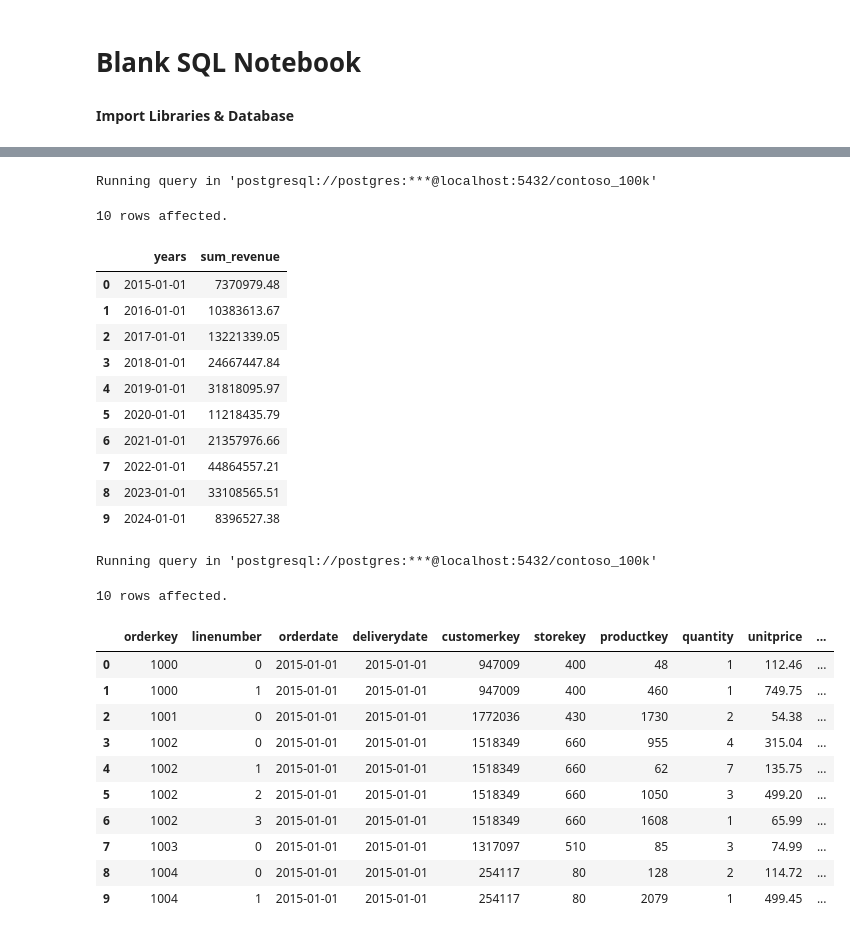
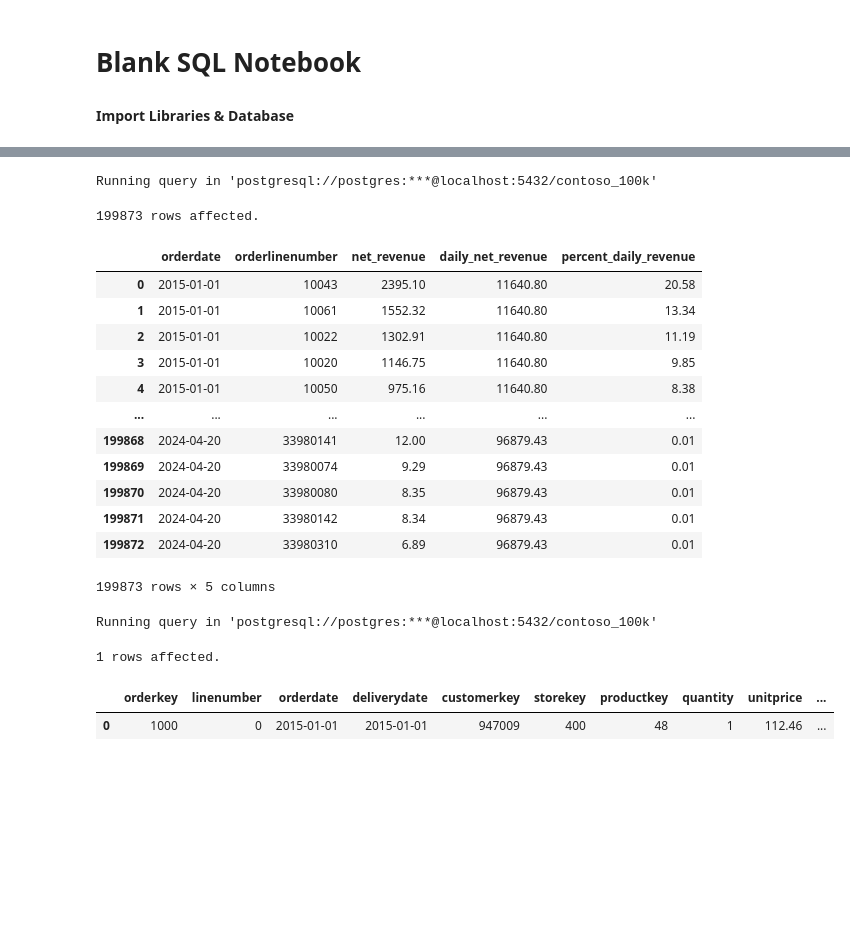
Before and after one commit to mose364/Hands_on_sql, a Jupyter notebook: Resources/Blank_SQL_Notebook.ipynb, the cells around one changed output, grey strips where cells are left out. Drawn from its saved outputs; the diff is of its cells as text; code cells hidden in the pictures; blank space fills up the shorter version.

```diff
--- a/Resources/Blank_SQL_Notebook.ipynb
+++ b/Resources/Blank_SQL_Notebook.ipynb
@@ -72,37 +59,32 @@ Running query in 'postgresql://postgres:***@localhost:5432/contoso_100k'
-# %%
-%%sql
-select DATE_TRUNC('Year',orderdate)::DATE Years,sum(quantity*netprice*exchangerate) Sum_revenue from sales
-group by  Years
-limit 10
-# %% [output]
-Running query in 'postgresql://postgres:***@localhost:5432/contoso_100k'
-10 rows affected.
-|  | years | sum_revenue |
-| 0 | 2015-01-01 | 7370979.48 |
-| 1 | 2016-01-01 | 10383613.67 |
-| 2 | 2017-01-01 | 13221339.05 |
-| 3 | 2018-01-01 | 24667447.84 |
-| 4 | 2019-01-01 | 31818095.97 |
-| 5 | 2020-01-01 | 11218435.79 |
-| 6 | 2021-01-01 | 21357976.66 |
-| 7 | 2022-01-01 | 44864557.21 |
-| 8 | 2023-01-01 | 33108565.51 |
-| 9 | 2024-01-01 | 8396527.38 |
+# %%
+%%sql
+select orderdate ,(orderkey*10)+linenumber orderlinenumber ,
+(quantity*netprice*exchangerate) net_revenue ,
+sum(quantity*netprice*exchangerate)over(partition by orderdate) daily_net_revenue,
+(quantity*netprice*exchangerate)*100/sum(quantity*netprice*exchangerate)over(partition by orderdate) percent_daily_revenue
+from sales
+order by orderdate, percent_daily_revenue desc
+# %% [output]
+Running query in 'postgresql://postgres:***@localhost:5432/contoso_100k'
+199873 rows affected.
+|  | orderdate | orderlinenumber | net_revenue | daily_net_revenue | percent_daily_revenue |
+| 0 | 2015-01-01 | 10043 | 2395.10 | 11640.80 | 20.58 |
+| 1 | 2015-01-01 | 10061 | 1552.32 | 11640.80 | 13.34 |
+| 2 | 2015-01-01 | 10022 | 1302.91 | 11640.80 | 11.19 |
+| 3 | 2015-01-01 | 10020 | 1146.75 | 11640.80 | 9.85 |
+| 4 | 2015-01-01 | 10050 | 975.16 | 11640.80 | 8.38 |
+| ... | ... | ... | ... | ... | ... |
+| 199868 | 2024-04-20 | 33980141 | 12.00 | 96879.43 | 0.01 |
+| 199869 | 2024-04-20 | 33980074 | 9.29 | 96879.43 | 0.01 |
+| 199870 | 2024-04-20 | 33980080 | 8.35 | 96879.43 | 0.01 |
+| 199871 | 2024-04-20 | 33980142 | 8.34 | 96879.43 | 0.01 |
+| 199872 | 2024-04-20 | 33980310 | 6.89 | 96879.43 | 0.01 |
+199873 rows × 5 columns
 # %%
 %%sql
-select * from sales
-limit 10
+select * from sales limit 1
 # %% [output]
 Running query in 'postgresql://postgres:***@localhost:5432/contoso_100k'
-10 rows affected.
+1 rows affected.
 |  | orderkey | linenumber | orderdate | deliverydate | customerkey | storekey | productkey | quantity | unitprice | ... |
 | 0 | 1000 | 0 | 2015-01-01 | 2015-01-01 | 947009 | 400 | 48 | 1 | 112.46 | ... |
-| 1 | 1000 | 1 | 2015-01-01 | 2015-01-01 | 947009 | 400 | 460 | 1 | 749.75 | ... |
-| 2 | 1001 | 0 | 2015-01-01 | 2015-01-01 | 1772036 | 430 | 1730 | 2 | 54.38 | ... |
-| 3 | 1002 | 0 | 2015-01-01 | 2015-01-01 | 1518349 | 660 | 955 | 4 | 315.04 | ... |
-| 4 | 1002 | 1 | 2015-01-01 | 2015-01-01 | 1518349 | 660 | 62 | 7 | 135.75 | ... |
-| 5 | 1002 | 2 | 2015-01-01 | 2015-01-01 | 1518349 | 660 | 1050 | 3 | 499.20 | ... |
-| 6 | 1002 | 3 | 2015-01-01 | 2015-01-01 | 1518349 | 660 | 1608 | 1 | 65.99 | ... |
-| 7 | 1003 | 0 | 2015-01-01 | 2015-01-01 | 1317097 | 510 | 85 | 3 | 74.99 | ... |
-| 8 | 1004 | 0 | 2015-01-01 | 2015-01-01 | 254117 | 80 | 128 | 2 | 114.72 | ... |
-| 9 | 1004 | 1 | 2015-01-01 | 2015-01-01 | 254117 | 80 | 2079 | 1 | 499.45 | ... |
```
Also changed, not shown: parts of 12 cells of this notebook.
